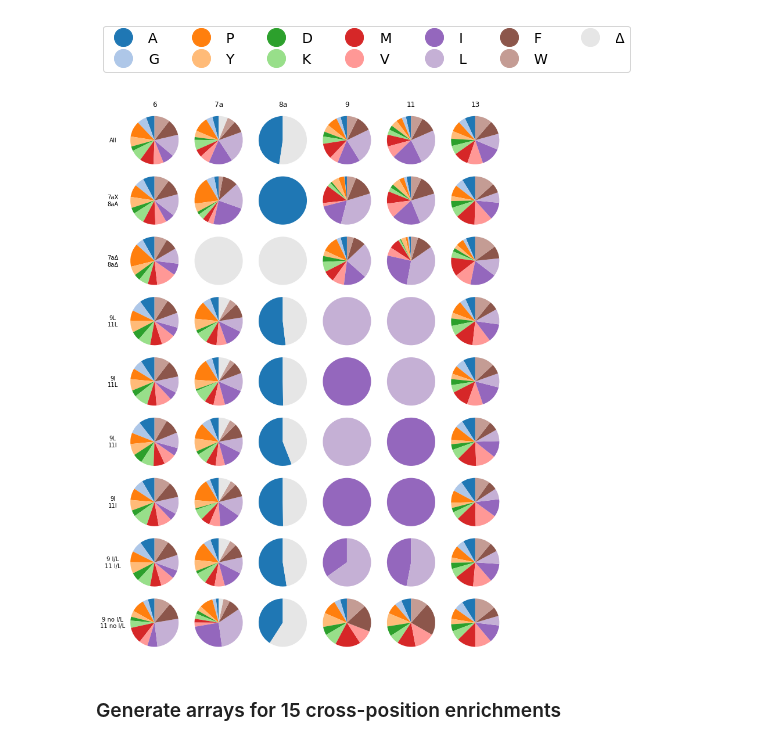
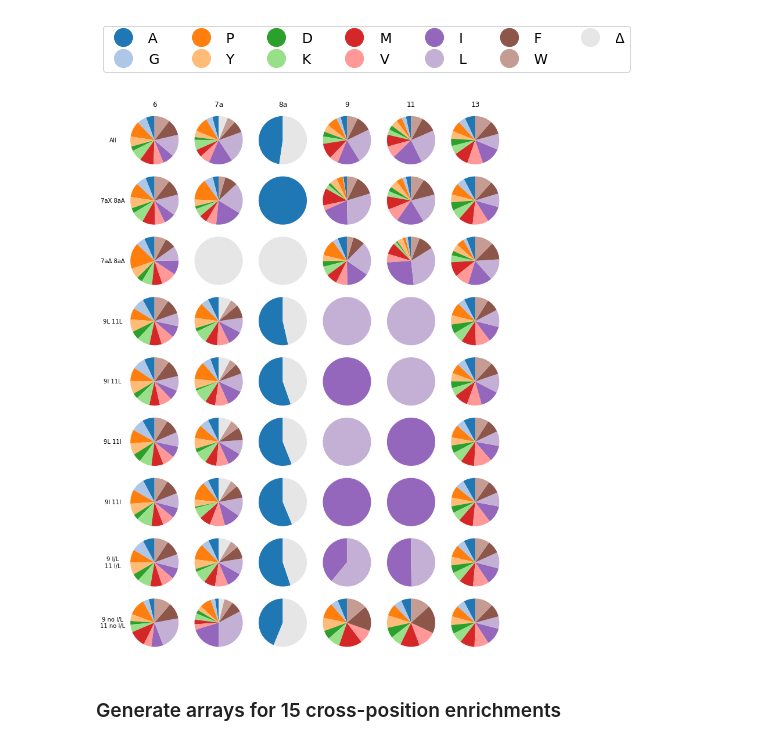
Before and after one commit to MayaPetek/InDelScanner, a Jupyter notebook: Results_Remkes/Heatmaps.ipynb, the cells around one changed output. Cells and saved outputs as stored; diff of their text form; code cells hidden in the pictures.

```diff
--- a/Results_Remkes/Heatmaps.ipynb
+++ b/Results_Remkes/Heatmaps.ipynb
@@ -98,18 +98,3 @@ df_enr
 | F | 3529 | 2585 | 0 | 3400 | 3446 | 3009 |
 | W | 3379 | 1728 | 0 | 2360 | 2515 | 3688 |
 | Δ | 0 | 1995 | 16948 | 0 | 0 | 0 |
-# %%
-fig, axes = plt.subplots(1, 1, figsize=(6,4))
-
-dfs = [df_enr]
-titles = ['High binding']
-
-for i in range(len(dfs)):
-    # normalise the df
-    log_df = (dfs[i]/(dfs[i].sum()/dfs[i].astype(bool).sum(axis=0))).apply(np.log10)
-    sns.heatmap(log_df, vmin=-0.7, vmax=0.7, linewidths=0.2, ax=axes, cmap="RdBu_r")
-    axes.set_title(titles[i])
-
-plt.tight_layout()
-
-plt.show()
@@ -118,10 +101,10 @@ plt.show()
 # %%
-restrictions  = [[{'7a':['A', 'D', 'F', 'G', 'I', 'K', 'L', 'M', 'P', 'V', 'W', 'Y'], '8a':['A']}, '7aX\n8aA'],
-                 [{'7a':['Δ'], '8a':['Δ']}, '7aΔ\n8aΔ'],
-                 [{'9':['L'], '11':['L']}, '9L\n11L'],
-                 [{'9':['I'], '11':['L']}, '9I\n11L'],
-                 [{'9':['L'], '11':['I']},'9L\n11I'],
-                 [{'9':['I'], '11':['I']}, '9I\n11I'],
+restrictions  = [[{'7a':['A', 'D', 'F', 'G', 'I', 'K', 'L', 'M', 'P', 'V', 'W', 'Y'], '8a':['A']}, '7aX 8aA'],
+                 [{'7a':['Δ'], '8a':['Δ']}, '7aΔ 8aΔ'],
+                 [{'9':['L'], '11':['L']}, '9L 11L'],
+                 [{'9':['I'], '11':['L']}, '9I 11L'],
+                 [{'9':['L'], '11':['I']},'9L 11I'],
+                 [{'9':['I'], '11':['I']}, '9I 11I'],
                  [{'9':['I', 'L'], '11':['I','L']},'9 I/L\n11 I/L'],
                  [{'9': ['A', 'D', 'F', 'G', 'K', 'M', 'P', 'V', 'W', 'Y'],
                    '11':['A', 'D', 'F', 'G', 'K', 'M', 'P', 'V', 'W', 'Y']}, '9 no I/L\n11 no I/L']
@@ -144,30 +127,30 @@ plt.show()
 # %%
 fig, axes = plt.subplots(len(restrictions)+1,6,
                          figsize=(10,(len(restrictions)+1)*1.5),
                          gridspec_kw={'hspace': 0, 'wspace': 0})
 
 # the first row is special and plots the unfiltered variants
 row = 0
 for i in range(len(valid_pos)):
     axes[row][i].set_title(valid_pos[i])
     axes[row][i].pie(df_enr[valid_pos[i]], startangle=90)
     if i == 0:
         axes[row][i].set_ylabel('All', rotation='horizontal', labelpad=20, va='center')
 
 # then we loop over the restrictions
 for row in range(1,len(restrictions) +1):
-    cnts = single_fraction_enrichment(pos, 'high', 1, restrictions[row-1][0])
+    cnts = single_fraction_enrichment(pos, 'high', 1, restrictions[row-1][0], proportion=False)
     df_restrict = pd.DataFrame.from_dict(cnts).reindex(aa_order)
     for i in range(len(valid_pos)):
         axes[row][i].pie(df_restrict[valid_pos[i]], startangle=90)
         if i == 0:
             axes[row][i].set_ylabel(restrictions[row-1][1], rotation='horizontal', labelpad=20, va='center')
 
 plt.tight_layout()
 plt.savefig('Pie_plots.svg')
 plt.show()
 # %% [output]
-[figure, old version]
+[figure, new version]
 # %% [markdown]
 ### Generate arrays for 15 cross-position enrichments
 # %%
```
Also changed, not shown: parts of 13 cells of this notebook.
